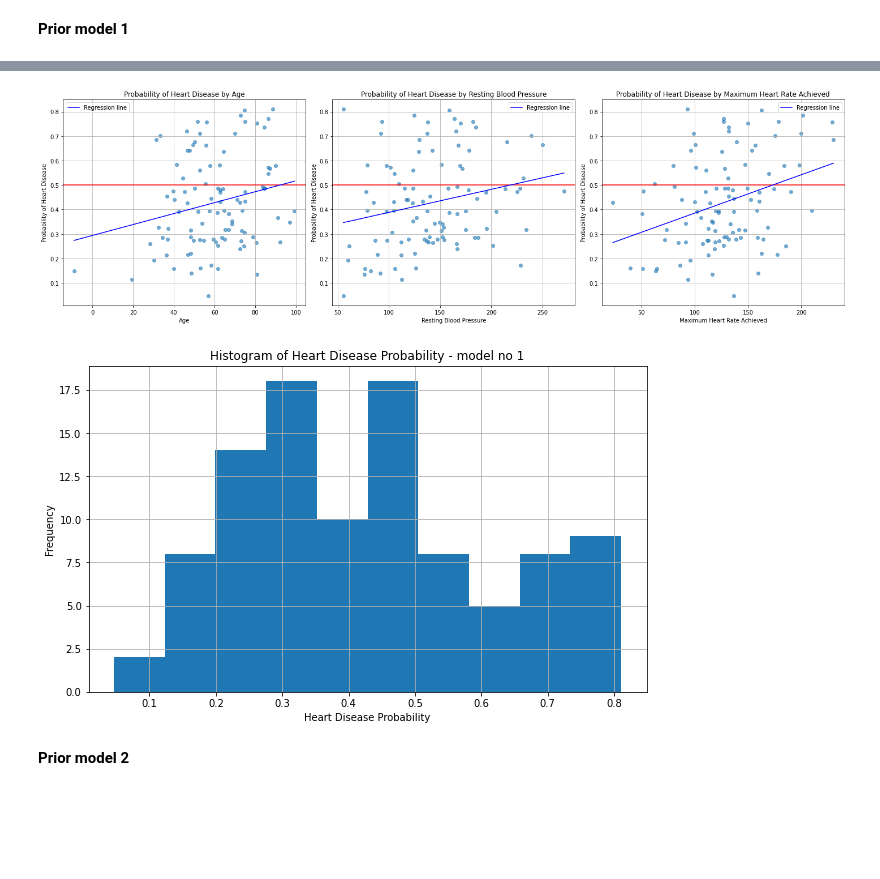
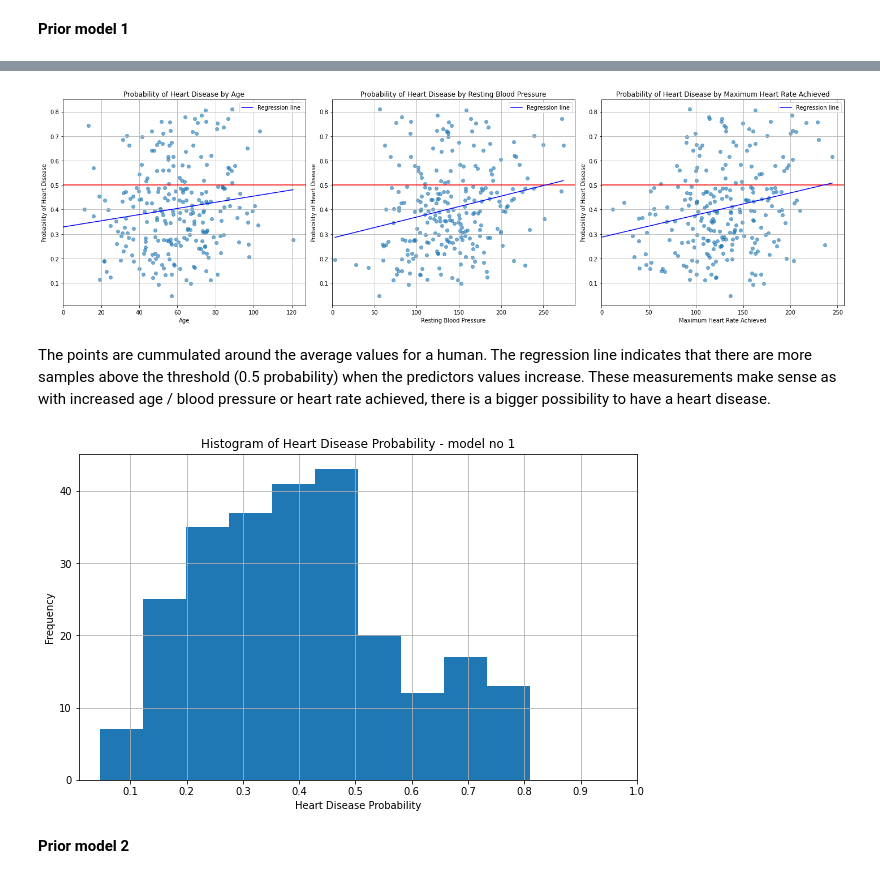
Before and after one commit to wasikjakub/bayesian-heart-disease-prediction, a Jupyter notebook: final_notebook.ipynb, the cells around one changed output, grey strips where cells are left out. Cells and saved outputs as stored; diff of their text form; code cells hidden in the pictures; blank space fills up the shorter version.

```diff
--- a/final_notebook.ipynb
+++ b/final_notebook.ipynb
@@ -61,6 +241,6 @@ Thalach std: 22.905161114914094
 # %%
 model1 = CmdStanModel(stan_file='prior_combined1.stan')
-sim = model1.sample(iter_sampling=100,
+sim = model1.sample(iter_sampling=250,
                         iter_warmup=1000,
                         chains=1,
                         seed=242522,)
@@ -88,6 +270,7 @@ axs[0].set_ylabel('Probability of Heart Disease')
 axs[0].set_title('Probability of Heart Disease by Age')
 axs[0].grid(True)
 axs[0].legend()
+axs[0].set_xlim(left=0)  # Set x-axis limit to start from 0
 
 # Second subplot
 x_bps = prior_model1['bps']
@@ -104,6 +287,7 @@ axs[1].set_ylabel('Probability of Heart Disease')
 axs[1].set_title('Probability of Heart Disease by Resting Blood Pressure')
 axs[1].grid(True)
 axs[1].legend()
+axs[1].set_xlim(left=0)  # Set x-axis limit to start from 0
 
 # Third subplot
 x_thalach = prior_model1['thalach']
@@ -120,6 +304,7 @@ axs[2].set_ylabel('Probability of Heart Disease')
 axs[2].set_title('Probability of Heart Disease by Maximum Heart Rate Achieved')
 axs[2].grid(True)
 axs[2].legend()
+axs[2].set_xlim(left=0)  # Set x-axis limit to start from 0
 
 # Adjust layout to prevent overlap
 plt.tight_layout()
@@ -127,16 +312,19 @@ plt.tight_layout()
 # Show the plot
 plt.show()
 # %% [output]
-[figure, old version]
+[figure, new version]
+# %% [markdown]
+The points are cummulated around the average values for a human. The regression line indicates that there are more samples above the threshold (0.5 probability) when the predictors values increase. These measurements make sense as with increased age / blood pressure or heart rate achieved, there is a bigger possibility to have a heart disease.
 # %%
 plt.figure(figsize=(10, 6))
-plt.hist(prior_model1['combined_heart_disease_prob'])
+plt.hist(prior_model1['combined_heart_disease_prob'], bins=10)
+plt.xticks([0.1, 0.2, 0.3, 0.4, 0.5, 0.6, 0.7, 0.8, 0.9, 1])
 plt.title('Histogram of Heart Disease Probability - model no 1')
 plt.xlabel('Heart Disease Probability')
 plt.ylabel('Frequency')
 plt.grid()
 plt.show()
 # %% [output]
-[figure, old version]
+[figure, new version]
 # %% [markdown]
 **Prior model 2**
```
Also changed, not shown: parts of 42 cells of this notebook, 12 other files.
